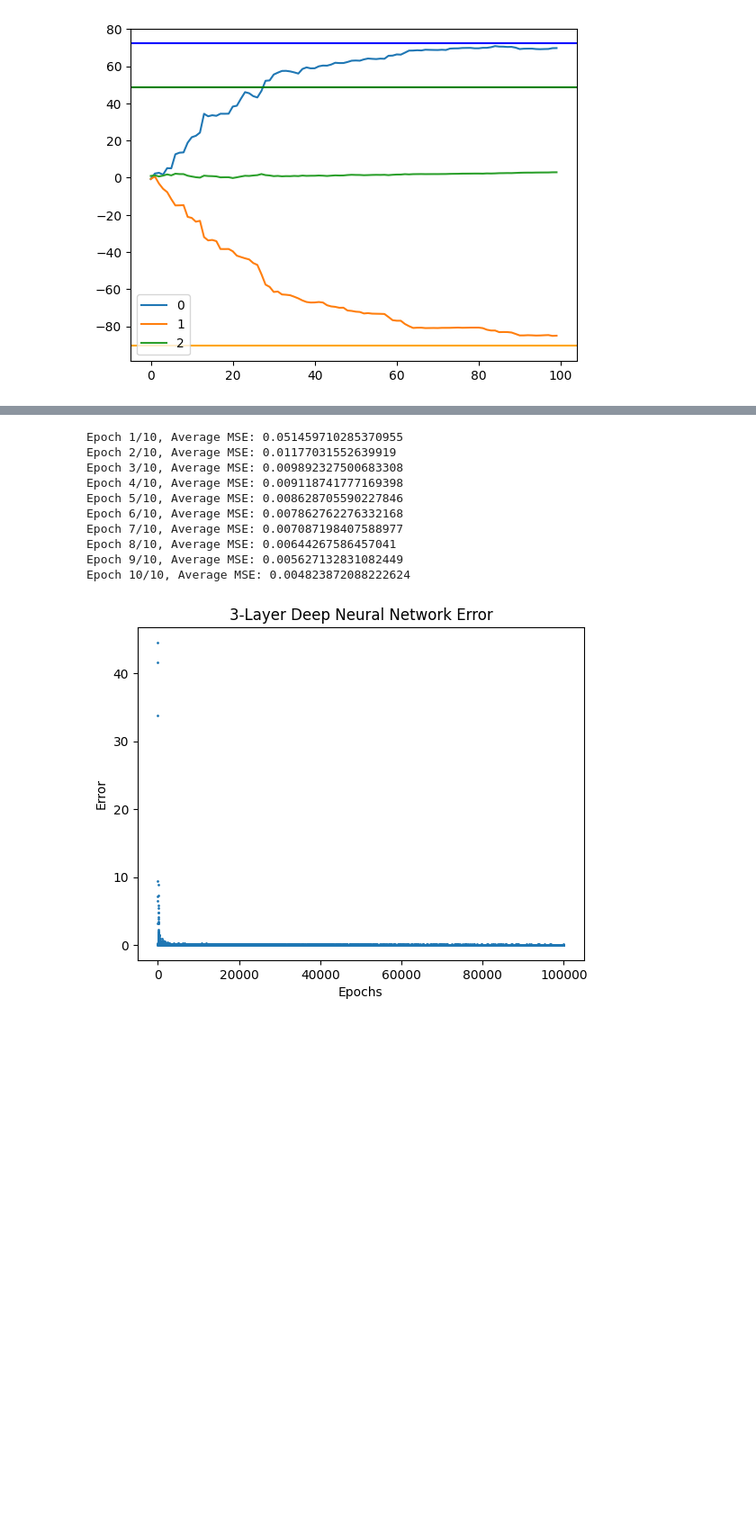
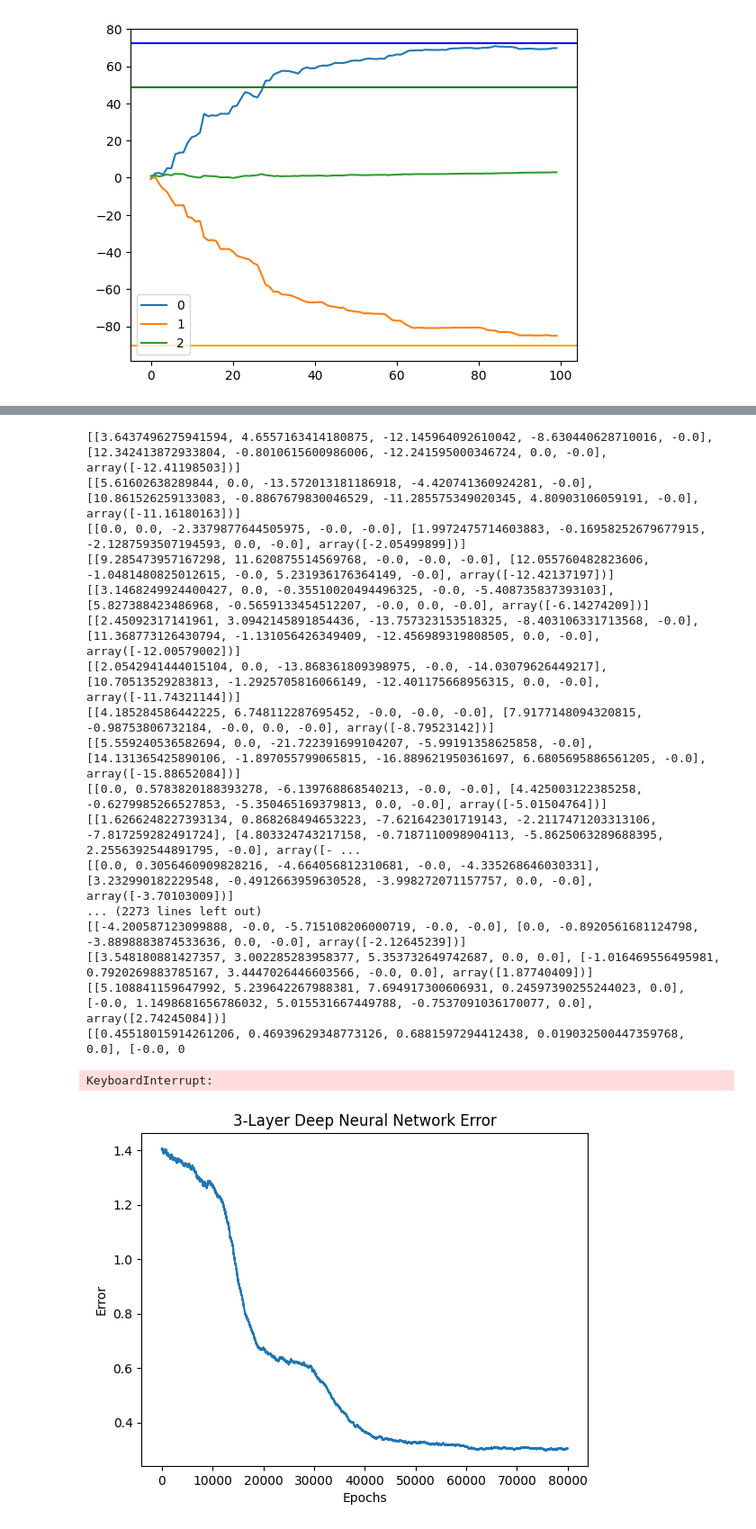
Before and after one commit to jtang25/NeuralNetwork, a Jupyter notebook: test.ipynb, the cells around one changed output, grey strips where cells are left out. Shown at 90% size. Drawn from its saved outputs; the diff is of its cells as text; code cells hidden in the pictures; blank space fills up the shorter version.

```diff
--- a/test.ipynb
+++ b/test.ipynb
@@ -220,37 +225,51 @@ from Neuron import *
 from Model import *
 
 model = Model(Layers=[
-    Dense_Layer(input_shape=1,output_shape=5, activation_func="relu"),
+    Dense_Layer(input_shape=9,output_shape=5, activation_func="relu"),
     Dense_Layer(input_shape=5,output_shape=5, activation_func="relu"),
     Output_Layer(input_shape=5,output_shape=1)
 ])
 
-X = np.random.uniform(-1, 1, size=(10000, 1))
-y = 2 * X**2 + 3 * X + 4
+X = np.random.uniform(-1, 1, size=(10000, 9))
+y = (2 * X[:, 0]**3 + 3 * X[:, 1]**2 + np.sin(X[:, 2]) +
+     4 * X[:, 3] + X[:, 4]**2 + np.cos(X[:, 5]) +
+     5 * X[:, 6] - 2 * X[:, 7]**2 + X[:, 8] + 7)
 
-error = model.fit(X, y, learning_rate=0.05, epochs=10)
+error = model.fit(X, y, learning_rate=0.001, epochs=10)
 plt.scatter(range(len(error)), error, s=1)
 plt.xlabel("Epochs")
 plt.ylabel("Error")
 plt.title("{layers}-Layer Deep Neural Network Error".format(layers=len(model.get_Layers())))
 plt.show()
 # %% [output]
-Epoch 1/10, Average MSE: 0.051459710285370955
-Epoch 2/10, Average MSE: 0.01177031552639919
-Epoch 3/10, Average MSE: 0.009892327500683308
-Epoch 4/10, Average MSE: 0.009118741777169398
-Epoch 5/10, Average MSE: 0.008628705590227846
-Epoch 6/10, Average MSE: 0.007862762276332168
-Epoch 7/10, Average MSE: 0.007087198407588977
-Epoch 8/10, Average MSE: 0.00644267586457041
-Epoch 9/10, Average MSE: 0.005627132831082449
-Epoch 10/10, Average MSE: 0.004823872088222624
+[[3.6437496275941594, 4.6557163414180875, -12.145964092610042, -8.630440628710016, -0.0], [12.342413872933804, -0.8010615600986006, -12.241595000346724, 0.0, -0.0], array([-12.41198503])]
+[[5.61602638289844, 0.0, -13.572013181186918, -4.420741360924281, -0.0], [10.861526259133083, -0.8867679830046529, -11.285575349020345, 4.80903106059191, -0.0], array([-11.16180163])]
+[[0.0, 0.0, -2.3379877644505975, -0.0, -0.0], [1.9972475714603883, -0.16958252679677915, -2.1287593507194593, 0.0, -0.0], array([-2.05499899])]
+[[9.285473957167298, 11.620875514569768, -0.0, -0.0, -0.0], [12.055760482823606, -1.0481480825012615, -0.0, 5.231936176364149, -0.0], array([-12.42137197])]
+[[3.1468249924400427, 0.0, -0.35510020494496325, -0.0, -5.408735837393103], [5.827388423486968, -0.5659133454512207, -0.0, 0.0, -0.0], array([-6.14274209])]
+[[2.45092317141961, 3.0942145891854436, -13.757323153518325, -8.403106331713568, -0.0], [11.368773126430794, -1.131056426349409, -12.456989319808505, 0.0, -0.0], array([-12.00579002])]
+[[2.0542941444015104, 0.0, -13.868361809398975, -0.0, -14.03079626449217], [10.70513529283813, -1.2925705816066149, -12.401175668956315, 0.0, -0.0], array([-11.74321144])]
+[[4.185284586442225, 6.748112287695452, -0.0, -0.0, -0.0], [7.9177148094320815, -0.98753806732184, -0.0, 0.0, -0.0], array([-8.79523142])]
+[[5.559240536582694, 0.0, -21.722391699104207, -5.99191358625858, -0.0], [14.131365425890106, -1.897055799065815, -16.889621950361697, 6.6805695886561205, -0.0], array([-15.88652084])]
+[[0.0, 0.5783820188393278, -6.139768868540213, -0.0, -0.0], [4.425003122385258, -0.6279985266527853, -5.350465169379813, 0.0, -0.0], array([-5.01504764])]
+[[1.6266248227393134, 0.868268494653223, -7.621642301719143, -2.2117471203313106, -7.817259282491724], [4.803324743217158, -0.7187110098904113, -5.8625063289688395, 2.2556392544891795, -0.0], array([- ...
+[[0.0, 0.3056460909828216, -4.664056812310681, -0.0, -4.335268646030331], [3.232990182229548, -0.4912663959630528, -3.998272071157757, 0.0, -0.0], array([-3.70103009])]
+... (2273 lines left out)
+[[-4.200587123099888, -0.0, -5.715108206000719, -0.0, -0.0], [0.0, -0.8920561681124798, -3.8898883874533636, 0.0, -0.0], array([-2.12645239])]
+[[3.548180881427357, 3.002285283958377, 5.353732649742687, 0.0, 0.0], [-1.016469556495981, 0.7920269883785167, 3.4447026446603566, -0.0, 0.0], array([1.87740409])]
+[[5.108841159647992, 5.239642267988381, 7.694917300606931, 0.24597390255244023, 0.0], [-0.0, 1.1498681656786032, 5.015531667449788, -0.7537091036170077, 0.0], array([2.74245084])]
+[[0.45518015914261206, 0.46939629348773126, 0.6881597294412438, 0.019032500447359768, 0.0], [-0.0, 0
-[figure, removed]
+KeyboardInterrupt:
 # %%
-error2 = model.fit(X, y, learning_rate=0.05, epochs=10)
-moving_average = np.convolve(error2, np.ones(5000)/5000, mode='valid')
-plt.plot(moving_average)
+# X = np.random.uniform(-1, 1, size=(20000, 1))
+# y = [2*X[x][0]+-2*X[x][1]-1 for x in range(len(X))]
+# a = model.fit(X,y,learning_rate=0.0001)
+# error = error + [a[x][0] for x in range(len(a))]
+moving_average = np.convolve(error, np.ones(5000)/5000, mode='valid')
+plt.plot(moving_average[15000:])
 plt.xlabel("Epochs")
 plt.ylabel("Error")
 plt.title("{layers}-Layer Deep Neural Network Error".format(layers=len(model.get_Layers())))
 plt.show()
+# %% [output]
+[figure, added]
```
Also changed, not shown: parts of 10 cells of this notebook, 2 other files.
